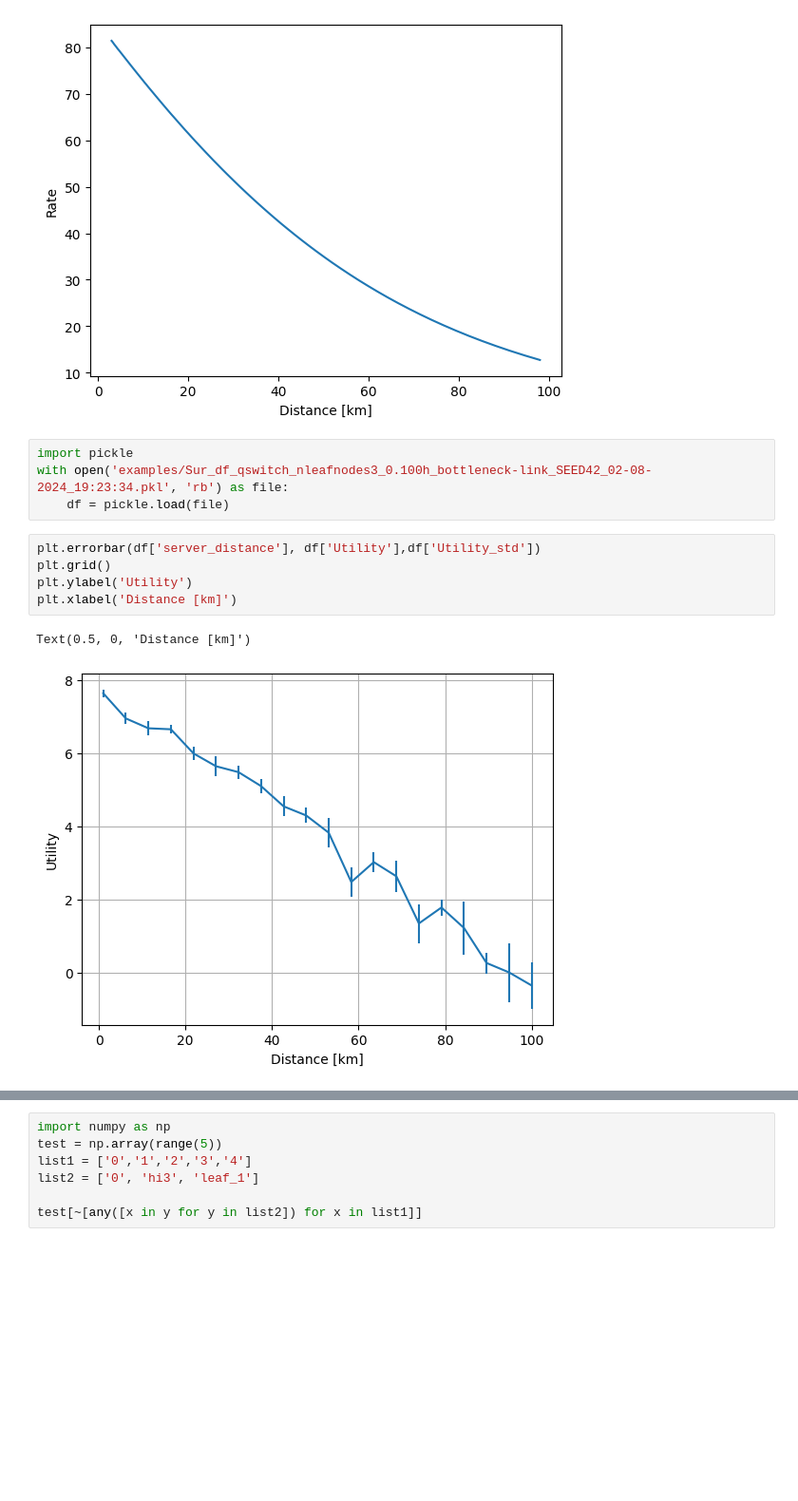
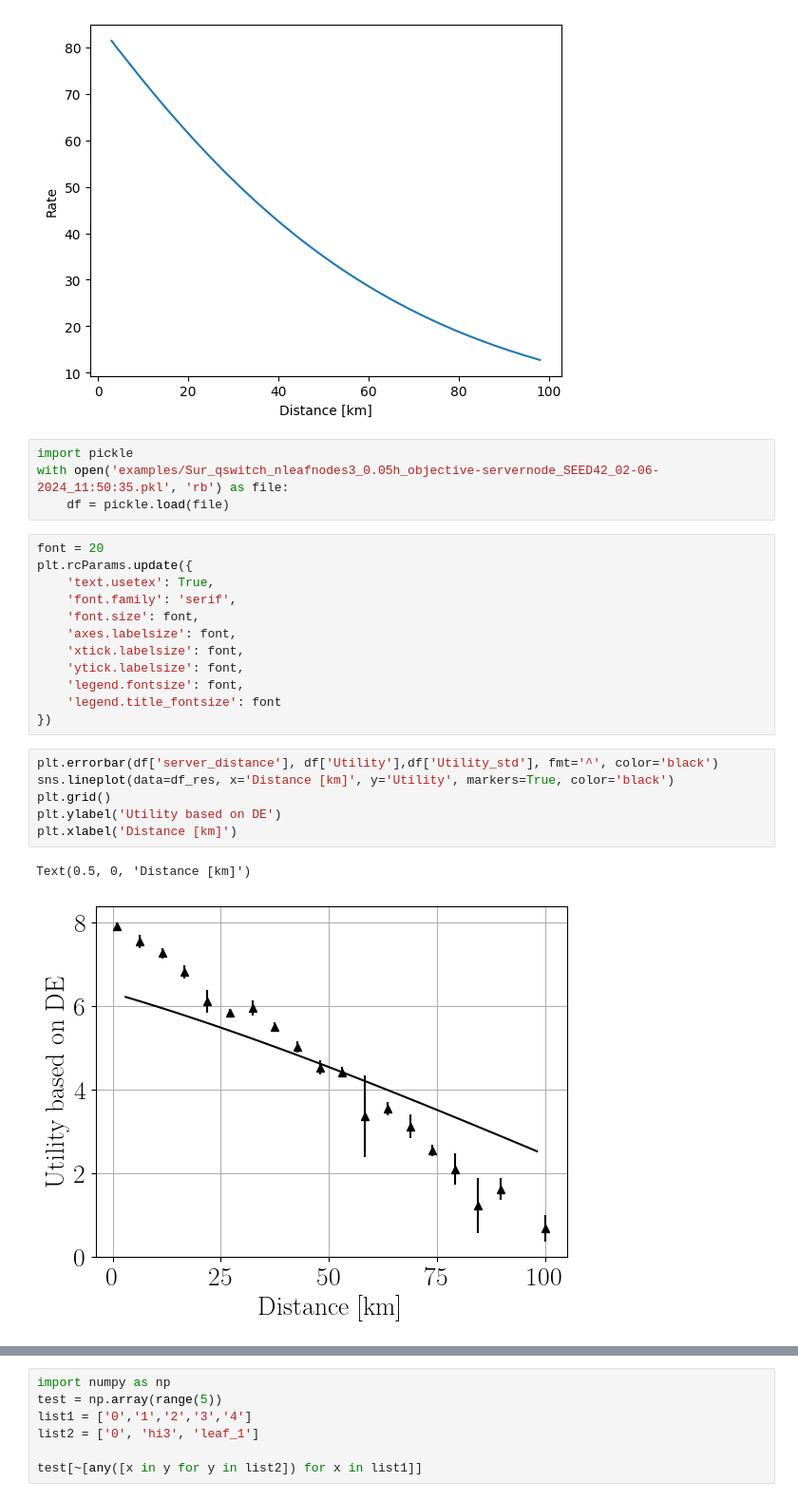
Before and after one commit to Luisenden/qnetsur, a Jupyter notebook: usecase_qswitch/sandbox.ipynb, the cells around one changed output, grey strips where cells are left out. Shown at 95% size. Cells and saved outputs as stored; diff of their text form; blank space fills up the shorter version.

```diff
--- a/usecase_qswitch/sandbox.ipynb
+++ b/usecase_qswitch/sandbox.ipynb
@@ -155,16 +155,29 @@ sns.lineplot(data=df_res, x='Distance [km]', y='Rate', markers=True)
 [figure]
 # %%
 import pickle
-with open('examples/Sur_df_qswitch_nleafnodes3_0.100h_bottleneck-link_SEED42_02-08-2024_19:23:34.pkl', 'rb') as file:
+with open('examples/Sur_qswitch_nleafnodes3_0.05h_objective-servernode_SEED42_02-06-2024_11:50:35.pkl', 'rb') as file:
     df = pickle.load(file)
+# %%
+font = 20
+plt.rcParams.update({
+    'text.usetex': True,
+    'font.family': 'serif',
+    'font.size': font,
+    'axes.labelsize': font,
+    'xtick.labelsize': font,
+    'ytick.labelsize': font,
+    'legend.fontsize': font,
+    'legend.title_fontsize': font
+})
 # %%
-plt.errorbar(df['server_distance'], df['Utility'],df['Utility_std'])
+plt.errorbar(df['server_distance'], df['Utility'],df['Utility_std'], fmt='^', color='black')
+sns.lineplot(data=df_res, x='Distance [km]', y='Utility', markers=True, color='black')
 plt.grid()
-plt.ylabel('Utility')
+plt.ylabel('Utility based on DE')
 plt.xlabel('Distance [km]')
 # %% [output]
 Text(0.5, 0, 'Distance [km]')
-[figure, old version]
+[figure, new version]
 # %%
 plt.plot(df['server_distance'], 1-df['bright_state_server'], '^')
 plt.plot(df['server_distance'], 1-df['bright_state_user'], '^')
```
Also changed, not shown: parts of 5 cells of this notebook, 21 other files.
